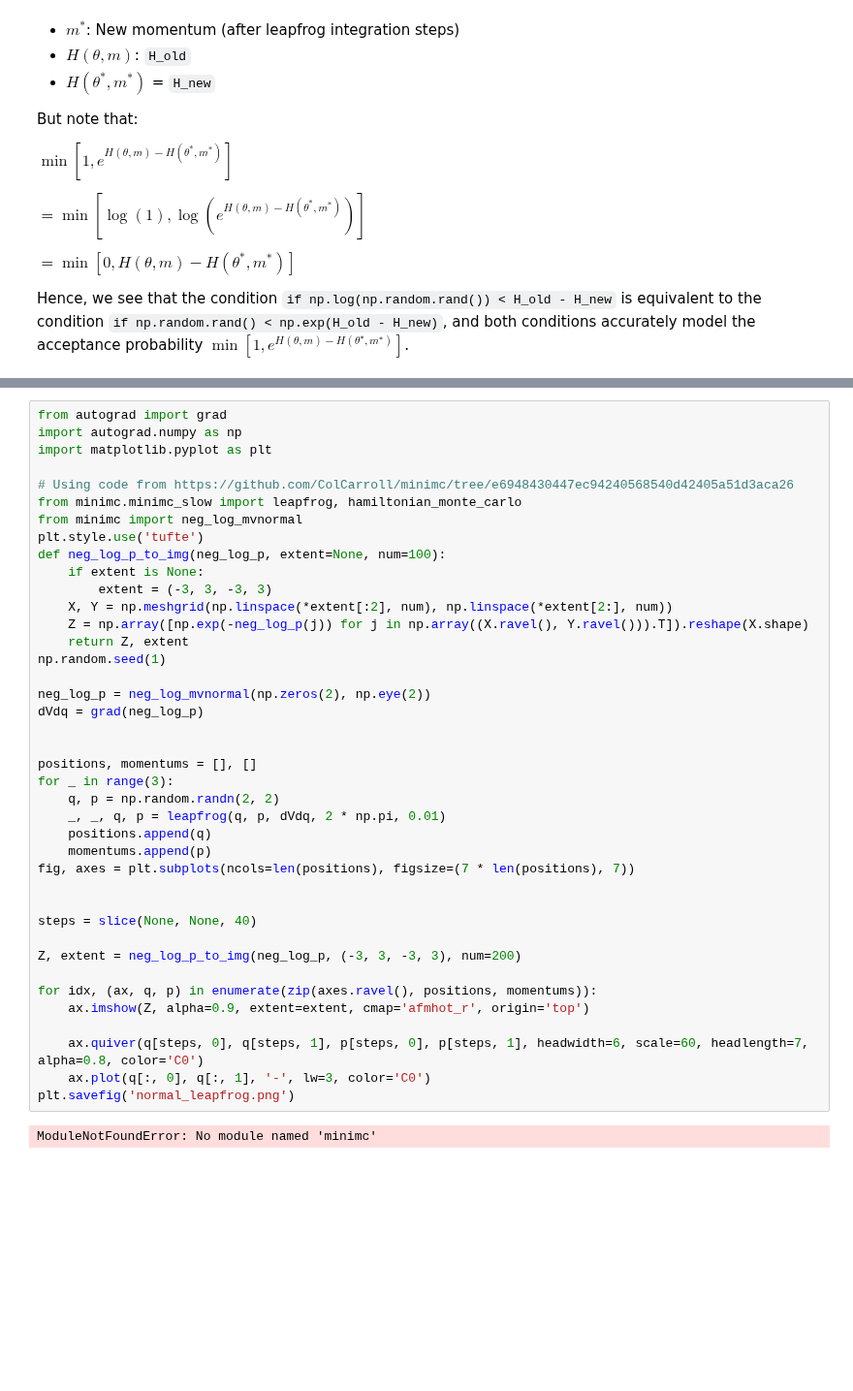
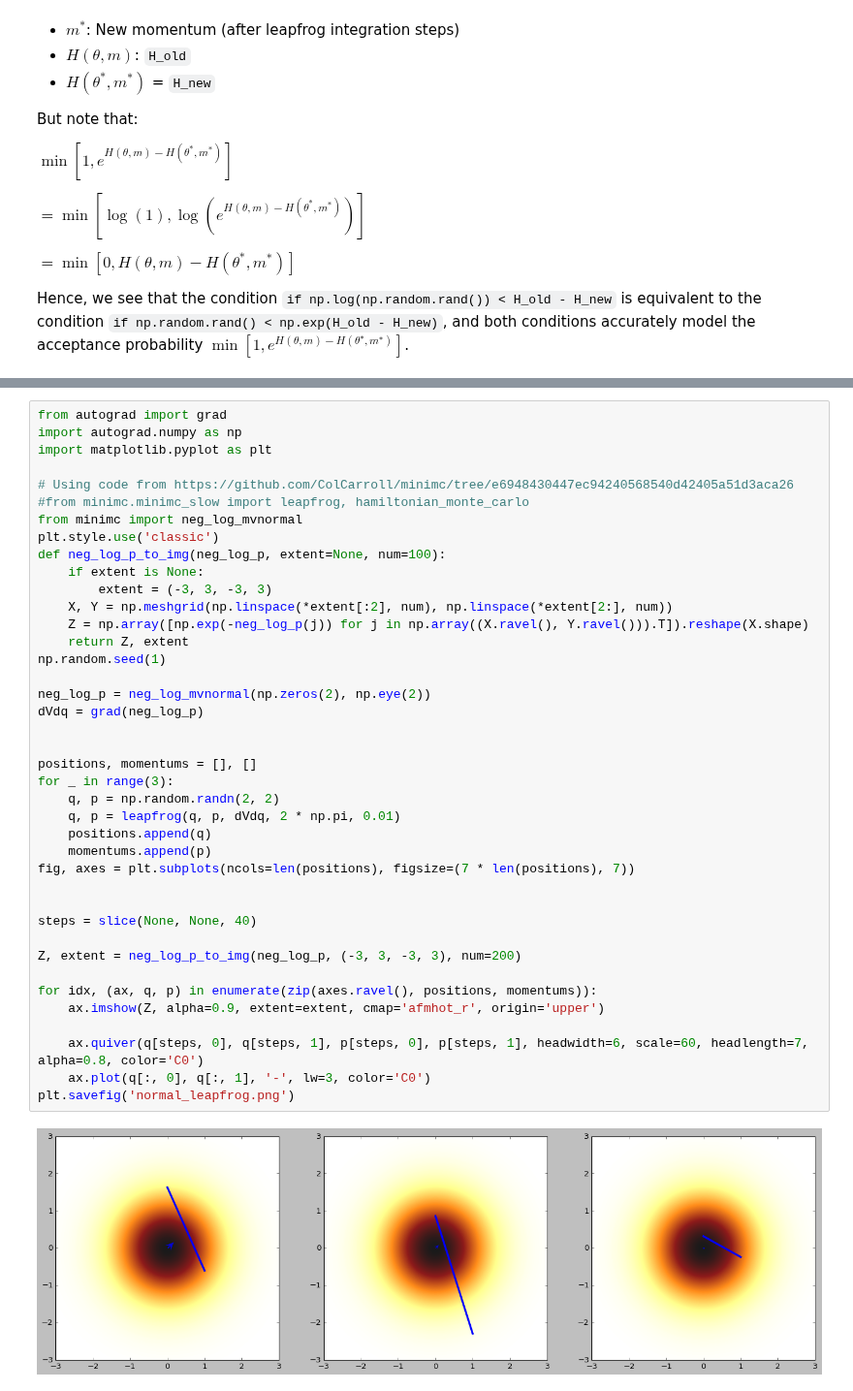
Before and after one commit to pranigopu/mastersProject, a Jupyter notebook: code/hamiltonian-monte-carlo.ipynb, the cells around one changed output, grey strips where cells are left out. Shown at 97% size. Cells and saved outputs as stored; diff of their text form; blank space fills up the shorter version.

```diff
--- a/code/hamiltonian-monte-carlo.ipynb
+++ b/code/hamiltonian-monte-carlo.ipynb
@@ -441,39 +484,39 @@ import autograd.numpy as np
 import matplotlib.pyplot as plt
 
 # Using code from https://github.com/ColCarroll/minimc/tree/e6948430447ec94240568540d42405a51d3aca26
-from minimc.minimc_slow import leapfrog, hamiltonian_monte_carlo
+#from minimc.minimc_slow import leapfrog, hamiltonian_monte_carlo
 from minimc import neg_log_mvnormal
-plt.style.use('tufte')
+plt.style.use('classic')
 def neg_log_p_to_img(neg_log_p, extent=None, num=100):
     if extent is None:
         extent = (-3, 3, -3, 3)
     X, Y = np.meshgrid(np.linspace(*extent[:2], num), np.linspace(*extent[2:], num))
     Z = np.array([np.exp(-neg_log_p(j)) for j in np.array((X.ravel(), Y.ravel())).T]).reshape(X.shape)
     return Z, extent
 np.random.seed(1)
 
 neg_log_p = neg_log_mvnormal(np.zeros(2), np.eye(2))
 dVdq = grad(neg_log_p)
 
 
 positions, momentums = [], []
 for _ in range(3):
     q, p = np.random.randn(2, 2)
-    _, _, q, p = leapfrog(q, p, dVdq, 2 * np.pi, 0.01)
+    q, p = leapfrog(q, p, dVdq, 2 * np.pi, 0.01)
     positions.append(q)
     momentums.append(p)
 fig, axes = plt.subplots(ncols=len(positions), figsize=(7 * len(positions), 7))
 
 
 steps = slice(None, None, 40)
 
 Z, extent = neg_log_p_to_img(neg_log_p, (-3, 3, -3, 3), num=200)
 
 for idx, (ax, q, p) in enumerate(zip(axes.ravel(), positions, momentums)):
-    ax.imshow(Z, alpha=0.9, extent=extent, cmap='afmhot_r', origin='top')
+    ax.imshow(Z, alpha=0.9, extent=extent, cmap='afmhot_r', origin='upper')
 
     ax.quiver(q[steps, 0], q[steps, 1], p[steps, 0], p[steps, 1], headwidth=6, scale=60, headlength=7, alpha=0.8, color='C0')
     ax.plot(q[:, 0], q[:, 1], '-', lw=3, color='C0')
 plt.savefig('normal_leapfrog.png')
 # %% [output]
-ModuleNotFoundError: No module named 'minimc'
+[figure, added]
```
Also changed, not shown: parts of 5 cells of this notebook, 12 other files.
